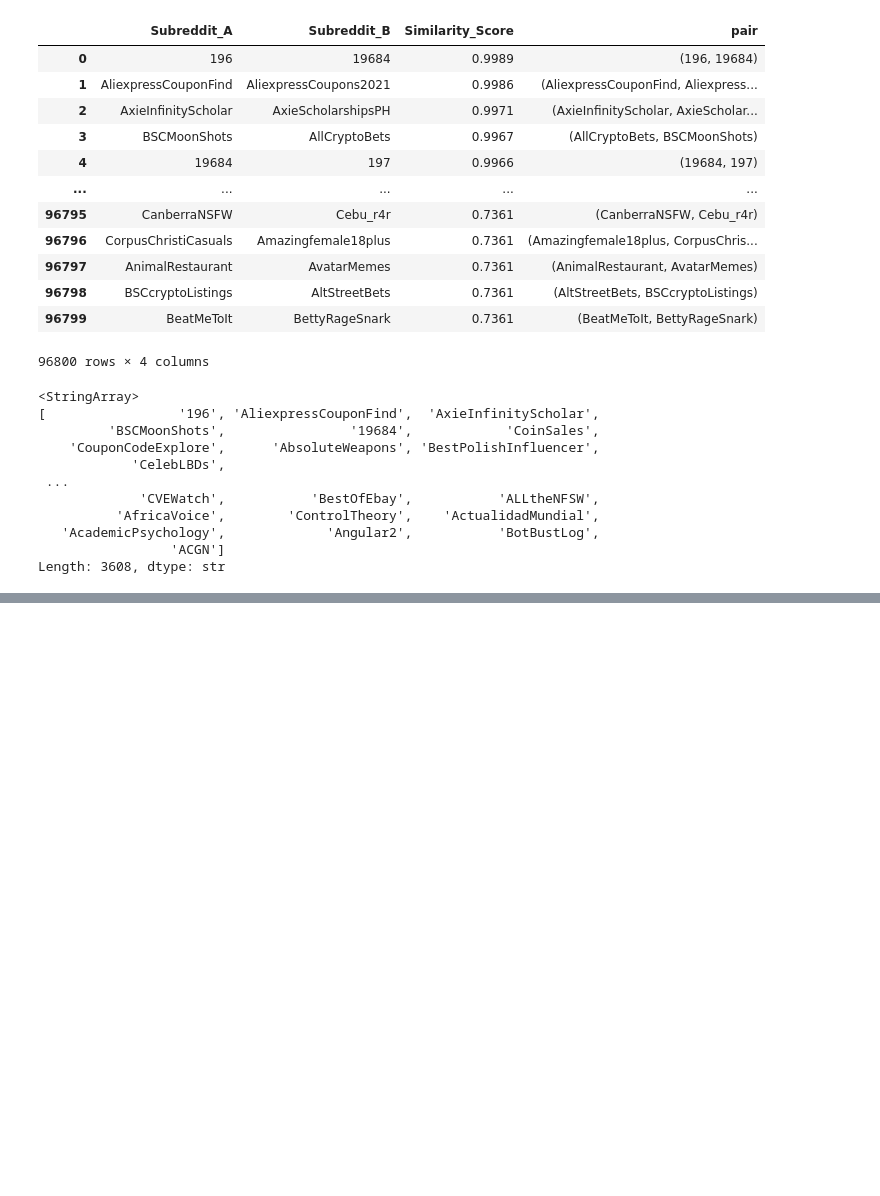
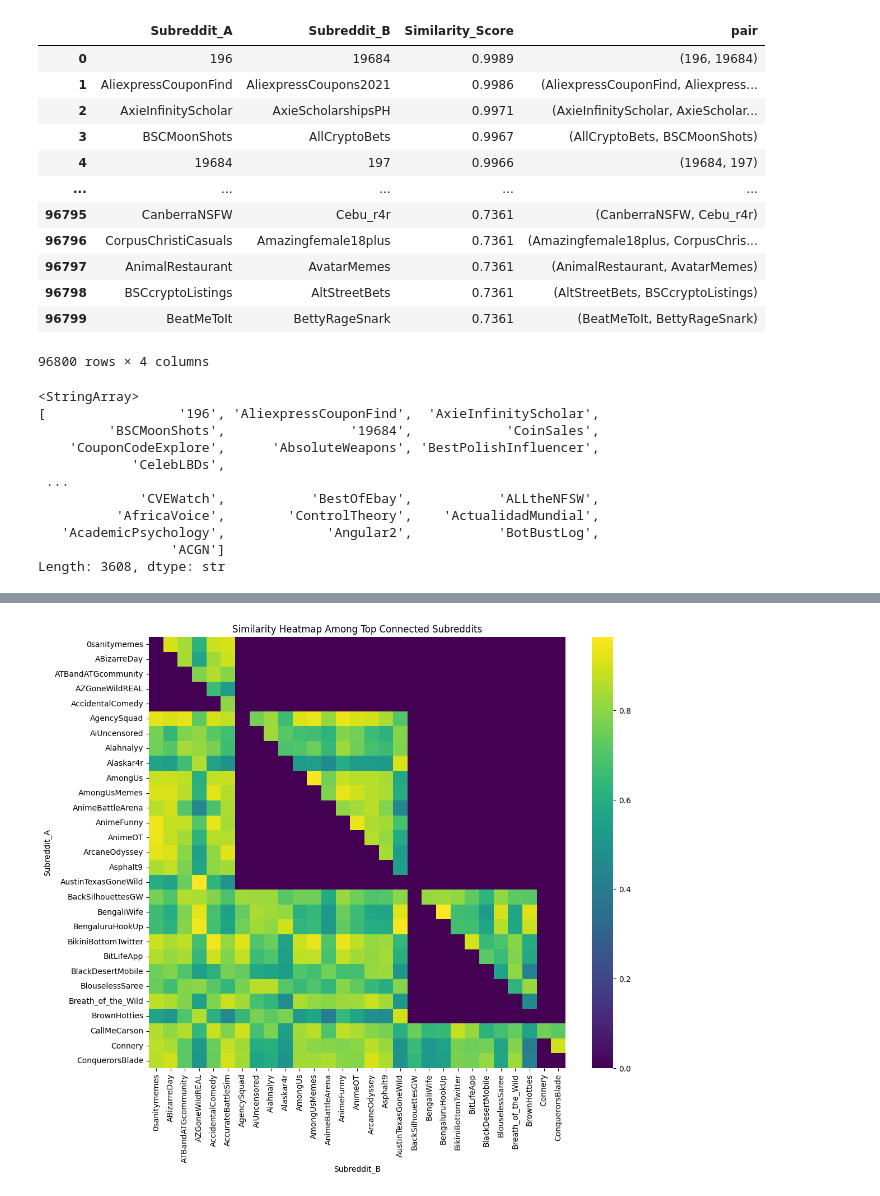
Before and after one commit to normalguy464/Massive-data-mining, a Jupyter notebook: Visualiza_graph.ipynb, the cells around one changed output, grey strips where cells are left out. Cells and saved outputs as stored; diff of their text form; code cells hidden in the pictures; blank space fills up the shorter version.

```diff
--- a/Visualiza_graph.ipynb
+++ b/Visualiza_graph.ipynb
@@ -97,0 +279,21 @@ with open("subreddit_graph.html", "w", encoding="utf-8") as f:
+# %%
+top_nodes = degree_df["subreddit"].head(30).tolist()
+
+sub = df[
+    df["Subreddit_A"].isin(top_nodes) &
+    df["Subreddit_B"].isin(top_nodes)
+]
+
+matrix = sub.pivot_table(
+    index="Subreddit_A",
+    columns="Subreddit_B",
+    values="Similarity_Score",
+    fill_value=0
+)
+
+plt.figure(figsize=(12,10))
+sns.heatmap(matrix, cmap="viridis")
+plt.title("Similarity Heatmap Among Top Connected Subreddits")
+plt.show()
+# %% [output]
+[figure, added]
```
Also changed, not shown: parts of 20 cells of this notebook, 1 other file.
